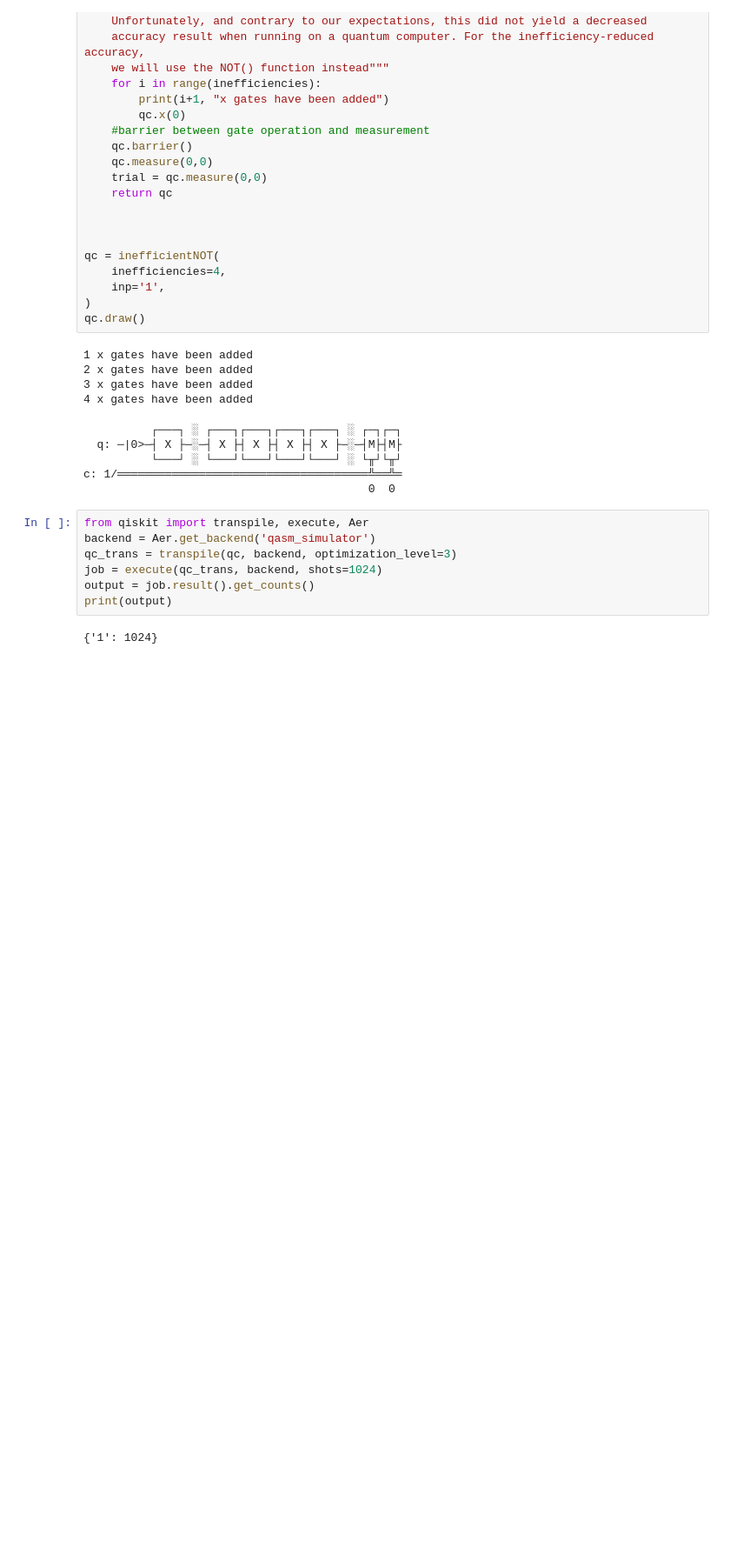
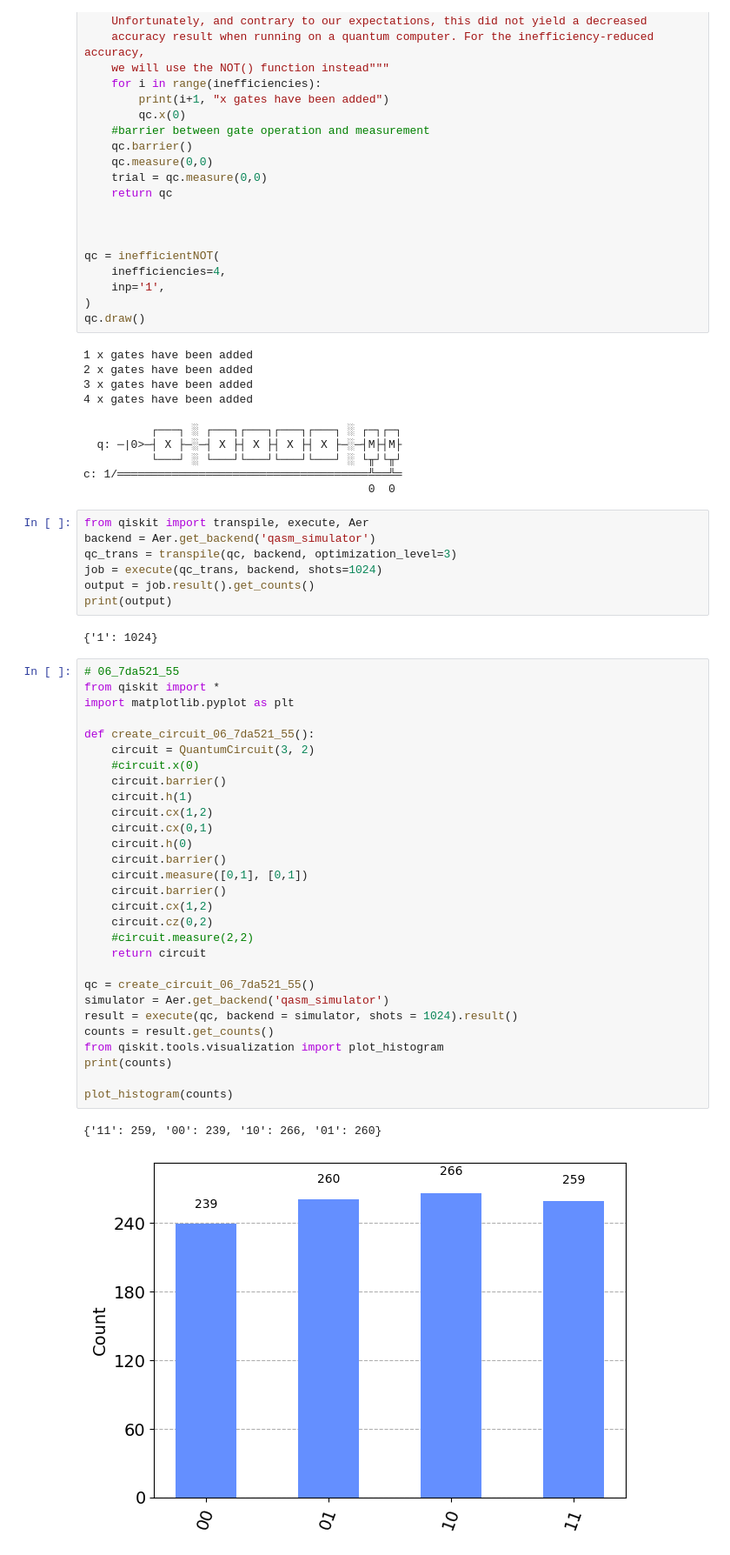
Before and after one commit to sola-st/LintQ, a Jupyter notebook: notebooks/10_Bug_Report.ipynb, the cells around one changed output. Shown at 87% size. Saved outputs shown, nothing was run; the diff lists cells and outputs as text; blank space fills up the shorter version.

```diff
--- a/notebooks/10_Bug_Report.ipynb
+++ b/notebooks/10_Bug_Report.ipynb
@@ -204,3 +204,35 @@ output = job.result().get_counts()
 print(output)
 # %% [output]
 {'1': 1024}
+# %%
+# 06_7da521_55
+from qiskit import *
+import matplotlib.pyplot as plt
+
+def create_circuit_06_7da521_55():
+    circuit = QuantumCircuit(3, 2)
+    #circuit.x(0)
+    circuit.barrier()
+    circuit.h(1)
+    circuit.cx(1,2)
+    circuit.cx(0,1)
+    circuit.h(0)
+    circuit.barrier()
+    circuit.measure([0,1], [0,1])
+    circuit.barrier()
+    circuit.cx(1,2)
+    circuit.cz(0,2)
+    #circuit.measure(2,2)
+    return circuit
+
+qc = create_circuit_06_7da521_55()
+simulator = Aer.get_backend('qasm_simulator')
+result = execute(qc, backend = simulator, shots = 1024).result()
+counts = result.get_counts()
+from qiskit.tools.visualization import plot_histogram
+print(counts)
+
+plot_histogram(counts)
+# %% [output]
+{'11': 259, '00': 239, '10': 266, '01': 260}
+[figure, added]
```
Also changed, not shown: parts of 4 cells of this notebook, 1 other file.
